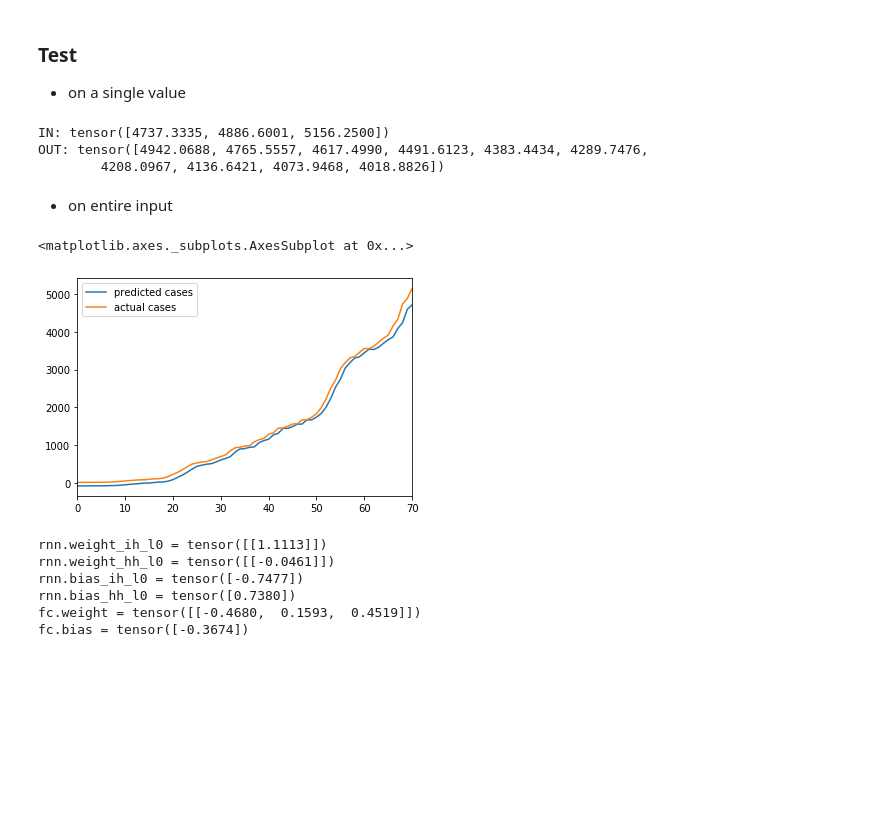
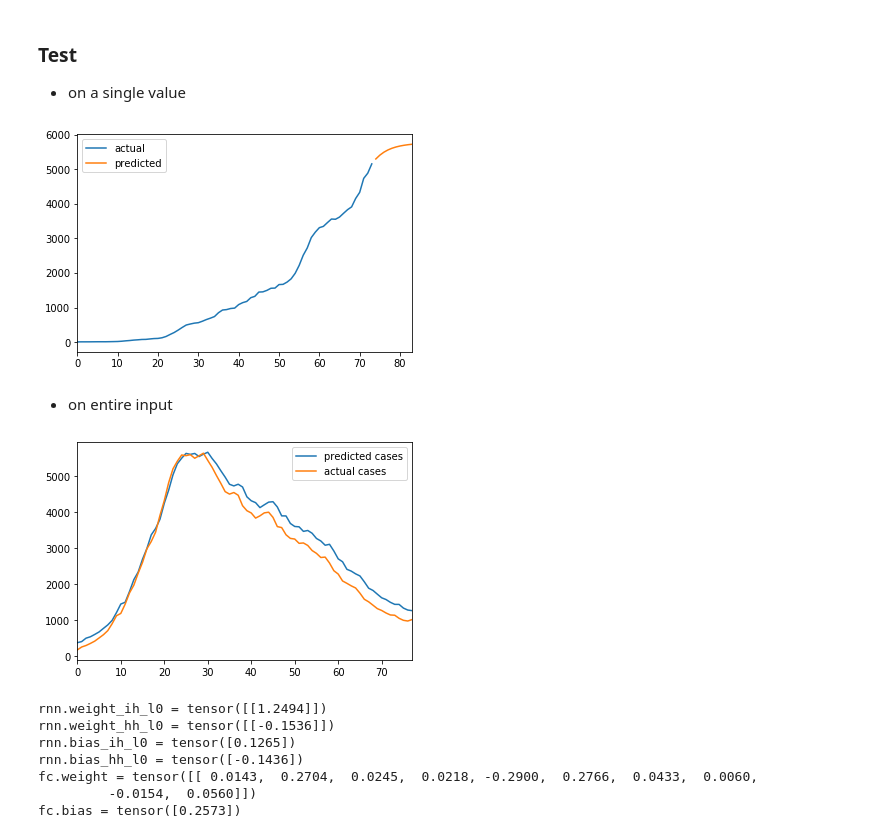
Before and after one commit to VICS-CORE/stats, a Jupyter notebook: 10_RNN.ipynb, the cells around one changed output. Saved outputs shown, nothing was run; the diff lists cells and outputs as text; code cells hidden in the pictures; blank space fills up the shorter version.

Commit message:
Training from Italy, predicting India

```diff
--- a/10_RNN.ipynb
+++ b/10_RNN.ipynb
@@ -63,0 +57,4 @@ df[37:].head()
+# %%
+it_df = pd.read_csv('csv/italy.csv')
+it_df['daily'] = it_df['confirmed'] - it_df['confirmed'].shift(1)
+it_df.sample()
@@ -64,12 +64,14 @@ df[37:].head()
 # %% [markdown]
 ### Prep data
 # %%
-cnf = np.array(df['confirmed'][37:].rolling(6, center=True, min_periods=1).mean()) / 10000
+in_cnf = np.array(df['confirmed'][37:].rolling(6, center=True, min_periods=1).mean()) / 10000
+it_cnf = np.array(it_df['daily'][1:].rolling(6, center=True, min_periods=1).mean()) / 10000
 
+cnf = it_cnf # CHOOSE FROM ITALY OR INDIA HERE
 ipop = np.array([cnf[:-1], cnf[1:]])
 data_len = ipop.shape[1]
 
-SEQ_LEN = 3
+SEQ_LEN = 5
 ips = []
 ops = []
 for i in range(data_len - SEQ_LEN + 1):
@@ -98,7 +100,6 @@ class Forecaster(tnn.Module):
         self.hidden_size = hidden_size
 
         self.rnn = tnn.RNN(input_size=1, hidden_size=hidden_size)
-        self.fc = tnn.Linear(seq_len, 1)
 
     def forward(self, ip):
         outs, h = self.rnn(ip)
@@ -121,7 +122,7 @@ optimizer = top.Adam(model.parameters(), lr=0.1)
 # TRAIN
 loss_vals = []
 pred_vals = []
-num_epochs = 2
+num_epochs = 1
 
 for e in range(num_epochs):
     for i, data in enumerate(rnd_data_loader):
@@ -177,44 +170,51 @@ Epoch: 1 Iter: 70 Loss:  0.0001 Out:  3983.29 Ex:  4155.00
 - on a single value
 # %%
 # test_in = np.array([1000, 1200, 1300]) / 10000
-test_in = cnf[-SEQ_LEN:]
+test_in = in_cnf[-SEQ_LEN:]
 t = torch.tensor(
     test_in.reshape(SEQ_LEN, 1, 1),
     dtype=torch.float32
 )
-print("IN:", t.view(SEQ_LEN) * 10000)
+# print("IN:", t.view(SEQ_LEN) * 10000)
 out = model.predict(t, num_predictions=10)
-print("OUT:", out * 10000)
+# print("OUT:", out * 10000)
+
+orig_df = pd.DataFrame({
+    'actual': in_cnf * 10000
+})
+fut_df = pd.DataFrame({
+    'predicted': (out.numpy() * 10000)
+})
+orig_df = orig_df.append(fut_df, ignore_index=True)
+_ = orig_df.plot()
 # %% [output]
-IN: tensor([4737.3335, 4886.6001, 5156.2500])
-OUT: tensor([4942.0688, 4765.5557, 4617.4990, 4491.6123, 4383.4434, 4289.7476,
-        4208.0967, 4136.6421, 4073.9468, 4018.8826])
+[figure, added]
 # %% [markdown]
 - on entire input
 # %%
 pred_vals = []
 out_vals = []
 for data in seq_data_loader:
     ip, op = data
     pred = model.predict(ip.view(SEQ_LEN, 1, 1))
     pred_vals.append(pred.item() * 10000)
     out_vals.append(op.view(SEQ_LEN)[-1].item() * 10000)
 
 cmp_df = pd.DataFrame({
     'predicted cases': pred_vals,
     'actual cases': out_vals
 })
-cmp_df.plot()
+_ = cmp_df.plot()
 # %% [output]
-<matplotlib.axes._subplots.AxesSubplot at 0x...>
-[figure, old version]
+[figure, new version]
 # %%
 for k in model.state_dict().keys():
     print(k, "=", model.state_dict()[k])
 # %% [output]
-rnn.weight_ih_l0 = tensor([[1.1113]])
-rnn.weight_hh_l0 = tensor([[-0.0461]])
-rnn.bias_ih_l0 = tensor([-0.7477])
-rnn.bias_hh_l0 = tensor([0.7380])
-fc.weight = tensor([[-0.4680,  0.1593,  0.4519]])
-fc.bias = tensor([-0.3674])
+rnn.weight_ih_l0 = tensor([[1.2494]])
+rnn.weight_hh_l0 = tensor([[-0.1536]])
+rnn.bias_ih_l0 = tensor([0.1265])
+rnn.bias_hh_l0 = tensor([-0.1436])
+fc.weight = tensor([[ 0.0143,  0.2704,  0.0245,  0.0218, -0.2900,  0.2766,  0.0433,  0.0060,
+         -0.0154,  0.0560]])
+fc.bias = tensor([0.2573])
```
Also changed, not shown: parts of 6 cells of this notebook.
